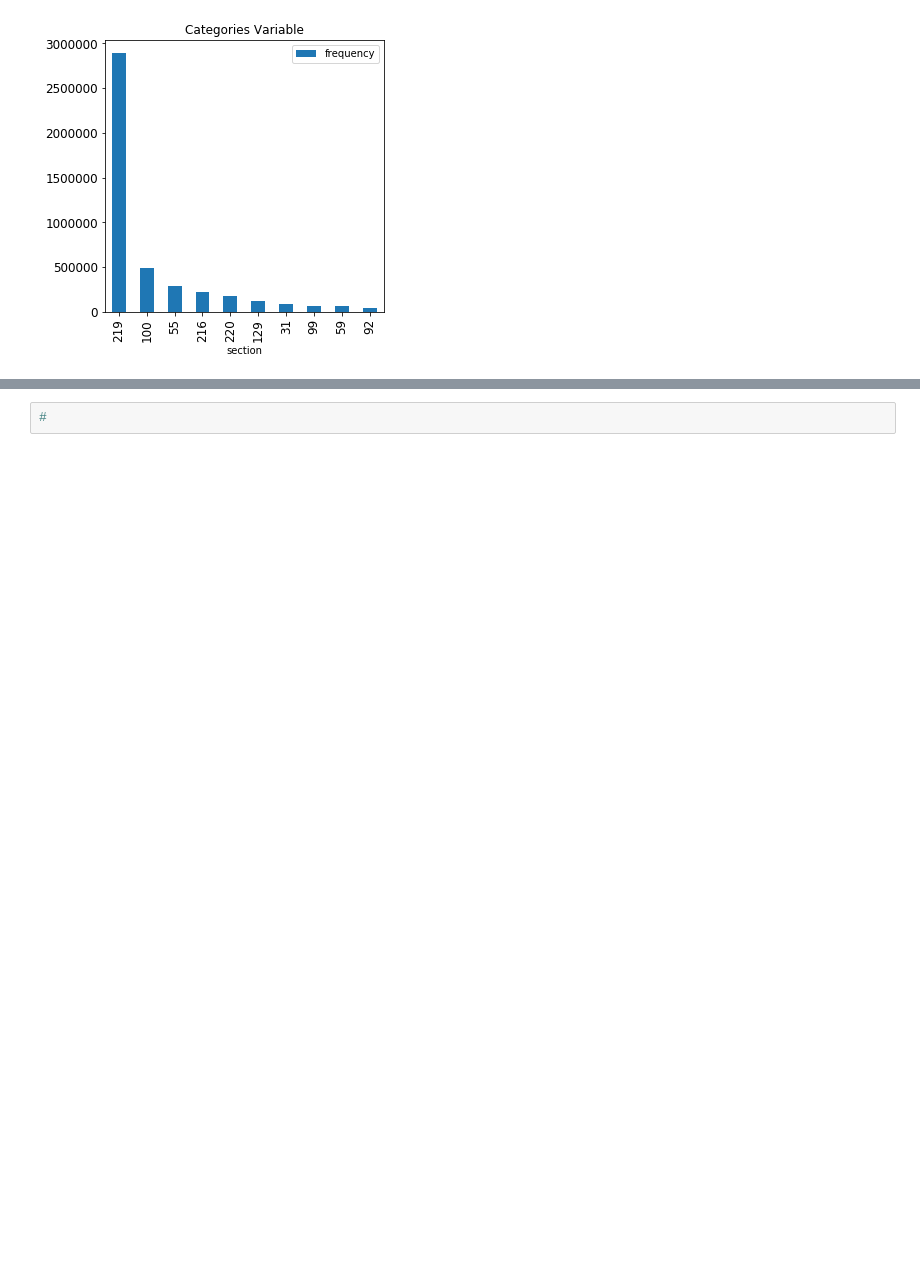
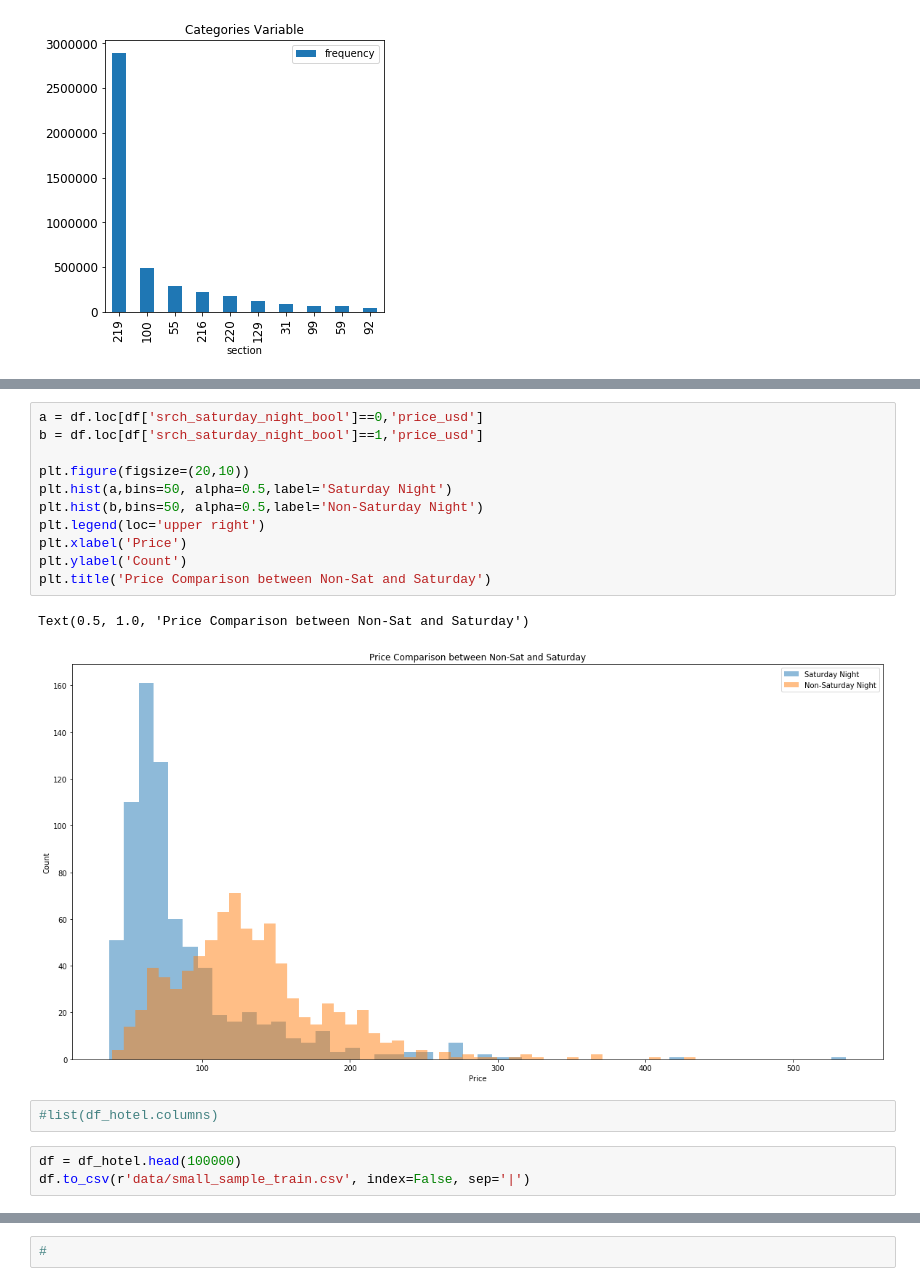
Before and after one commit to levrex/HotelSearchRanking, a Jupyter notebook: CreatingClassifier.ipynb, the cells around one changed output, grey strips where cells are left out. Cells and saved outputs as stored; diff of their text form; blank space fills up the shorter version.

```diff
--- a/CreatingClassifier.ipynb
+++ b/CreatingClassifier.ipynb
@@ -44,0 +144,19 @@ ax = df.plot(kind='bar',  title ="Categories Variable", figsize=(5, 5), x='secti
+# %%
+a = df.loc[df['srch_saturday_night_bool']==0,'price_usd']
+b = df.loc[df['srch_saturday_night_bool']==1,'price_usd']
+
+plt.figure(figsize=(20,10))
+plt.hist(a,bins=50, alpha=0.5,label='Saturday Night')
+plt.hist(b,bins=50, alpha=0.5,label='Non-Saturday Night')
+plt.legend(loc='upper right')
+plt.xlabel('Price')
+plt.ylabel('Count')
+plt.title('Price Comparison between Non-Sat and Saturday')
+# %% [output]
+Text(0.5, 1.0, 'Price Comparison between Non-Sat and Saturday')
+[figure, added]
+# %%
+#list(df_hotel.columns)
+# %%
+df = df_hotel.head(100000)
+df.to_csv(r'data/small_sample_train.csv', index=False, sep='|')
```
Also changed, not shown: parts of 48 cells of this notebook, 4 other files.
